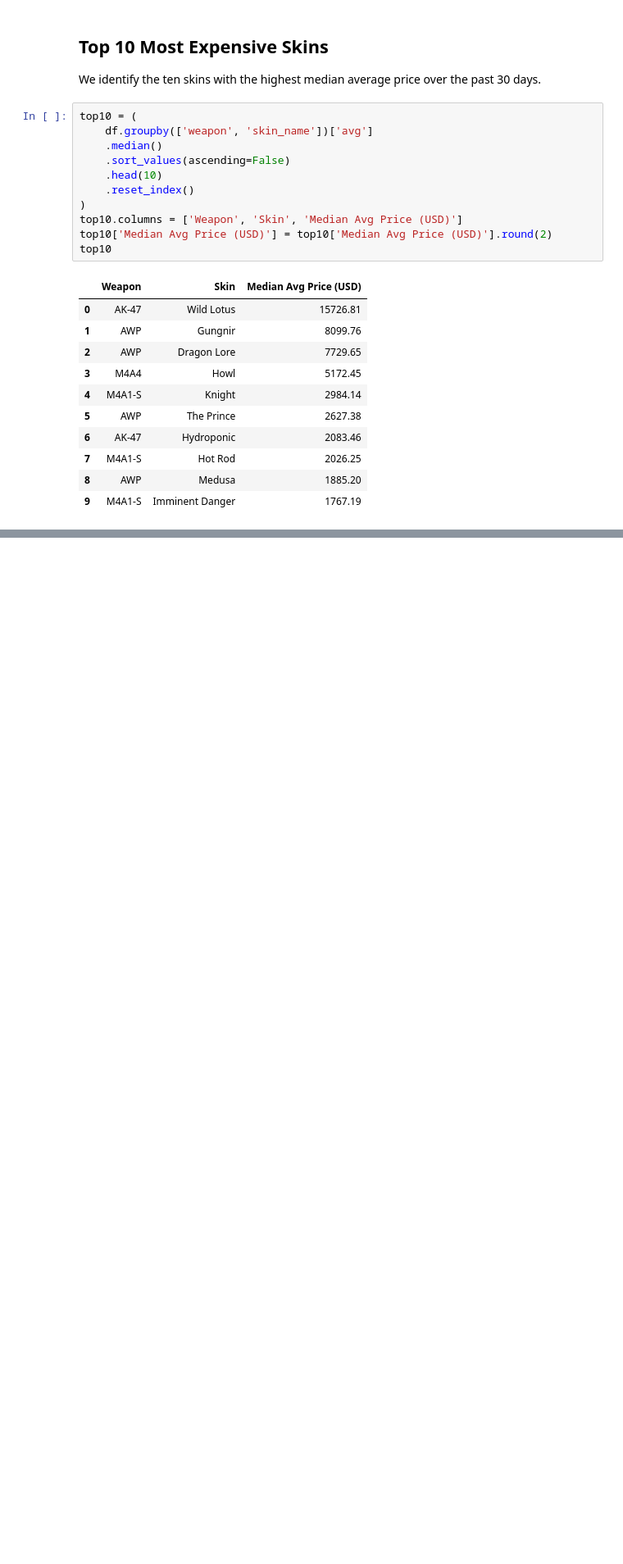
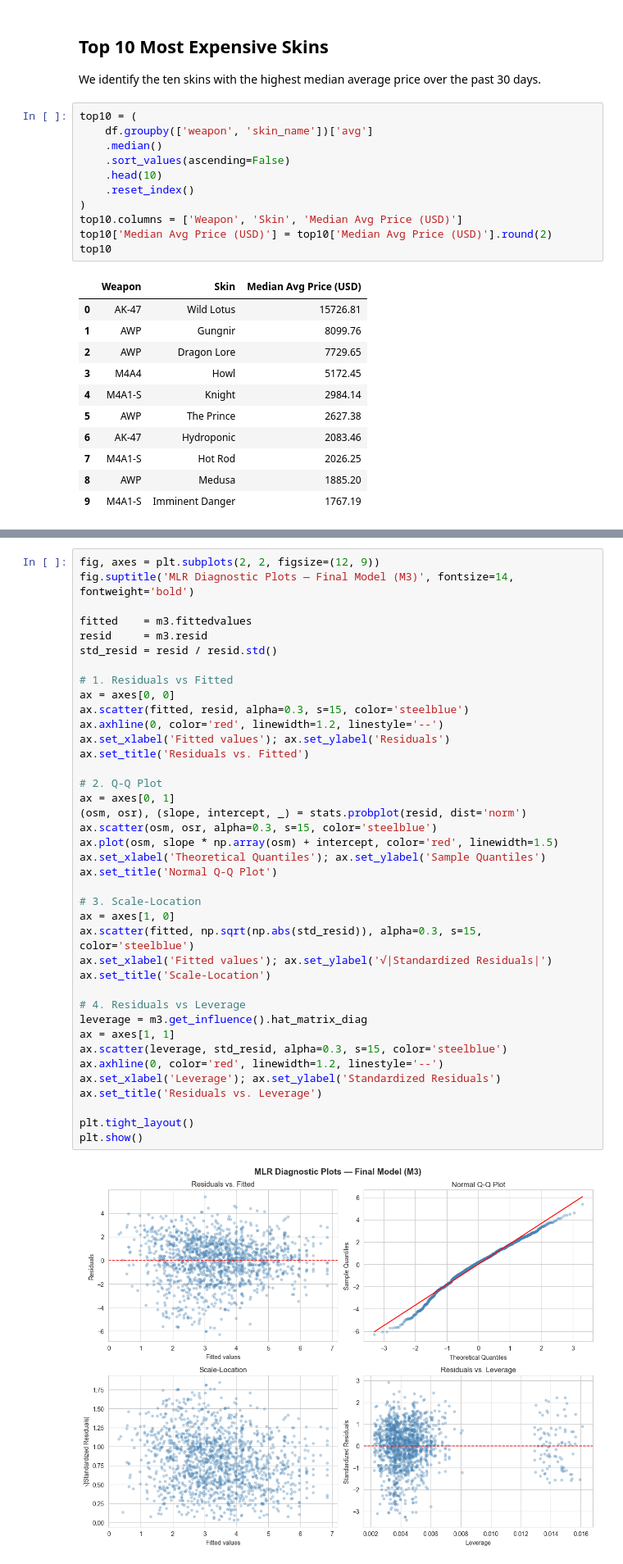
Before and after one commit to Taiac1/PSTAT-100-Final-Project, a Jupyter notebook: notebooks/final_report.ipynb, the cells around one changed output, grey strips where cells are left out. Shown at 82% size. Saved outputs shown, nothing was run; the diff lists cells and outputs as text; blank space fills up the shorter version.

```diff
--- a/notebooks/final_report.ipynb
+++ b/notebooks/final_report.ipynb
@@ -595,0 +710,41 @@ top10
+# %%
+fig, axes = plt.subplots(2, 2, figsize=(12, 9))
+fig.suptitle('MLR Diagnostic Plots — Final Model (M3)', fontsize=14, fontweight='bold')
+
+fitted    = m3.fittedvalues
+resid     = m3.resid
+std_resid = resid / resid.std()
+
+# 1. Residuals vs Fitted
+ax = axes[0, 0]
+ax.scatter(fitted, resid, alpha=0.3, s=15, color='steelblue')
+ax.axhline(0, color='red', linewidth=1.2, linestyle='--')
+ax.set_xlabel('Fitted values'); ax.set_ylabel('Residuals')
+ax.set_title('Residuals vs. Fitted')
+
+# 2. Q-Q Plot
+ax = axes[0, 1]
+(osm, osr), (slope, intercept, _) = stats.probplot(resid, dist='norm')
+ax.scatter(osm, osr, alpha=0.3, s=15, color='steelblue')
+ax.plot(osm, slope * np.array(osm) + intercept, color='red', linewidth=1.5)
+ax.set_xlabel('Theoretical Quantiles'); ax.set_ylabel('Sample Quantiles')
+ax.set_title('Normal Q-Q Plot')
+
+# 3. Scale-Location
+ax = axes[1, 0]
+ax.scatter(fitted, np.sqrt(np.abs(std_resid)), alpha=0.3, s=15, color='steelblue')
+ax.set_xlabel('Fitted values'); ax.set_ylabel('√|Standardized Residuals|')
+ax.set_title('Scale-Location')
+
+# 4. Residuals vs Leverage
+leverage = m3.get_influence().hat_matrix_diag
+ax = axes[1, 1]
+ax.scatter(leverage, std_resid, alpha=0.3, s=15, color='steelblue')
+ax.axhline(0, color='red', linewidth=1.2, linestyle='--')
+ax.set_xlabel('Leverage'); ax.set_ylabel('Standardized Residuals')
+ax.set_title('Residuals vs. Leverage')
+
+plt.tight_layout()
+plt.show()
+# %% [output]
+[figure, added]
```
Also changed, not shown: parts of 13 cells of this notebook.
